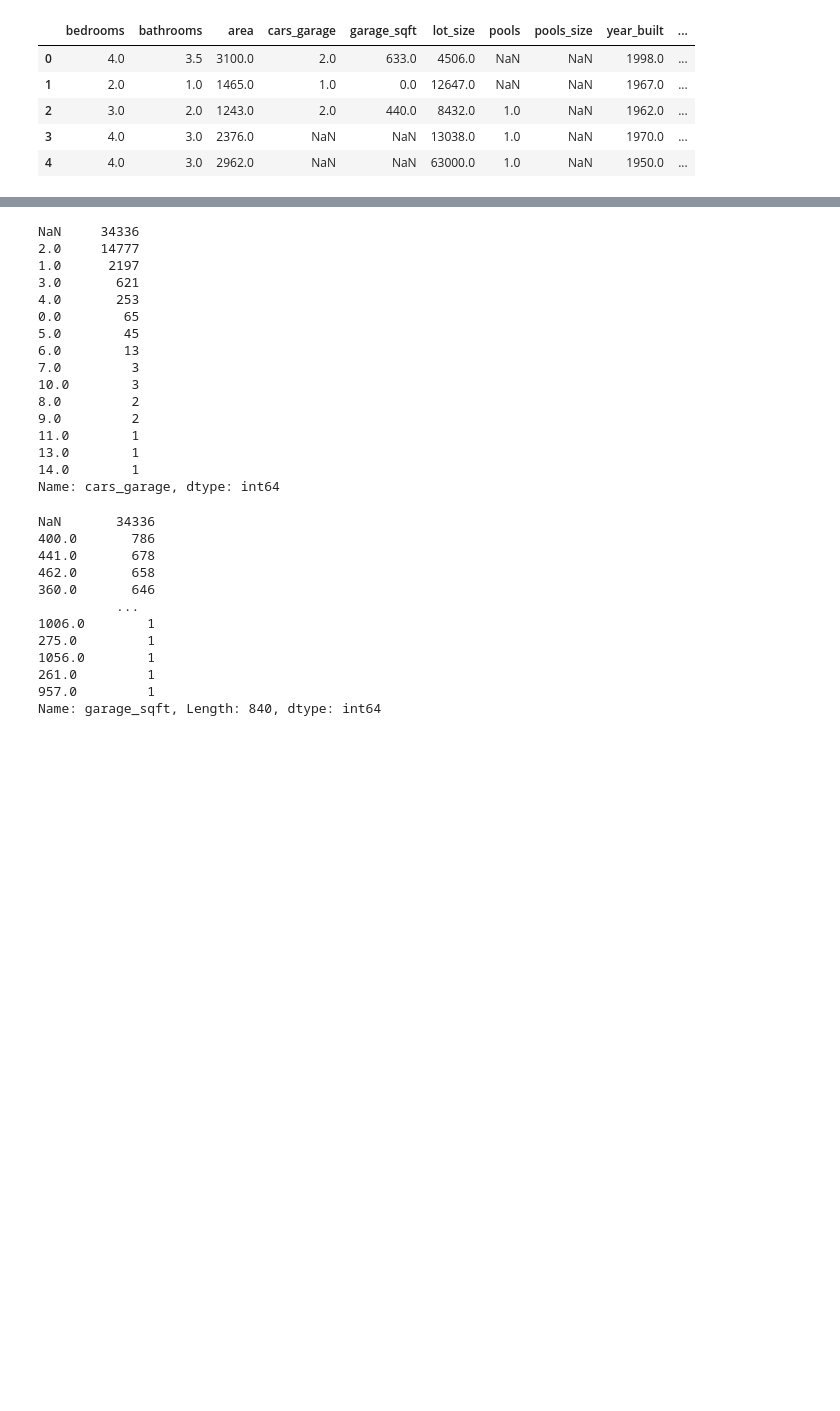
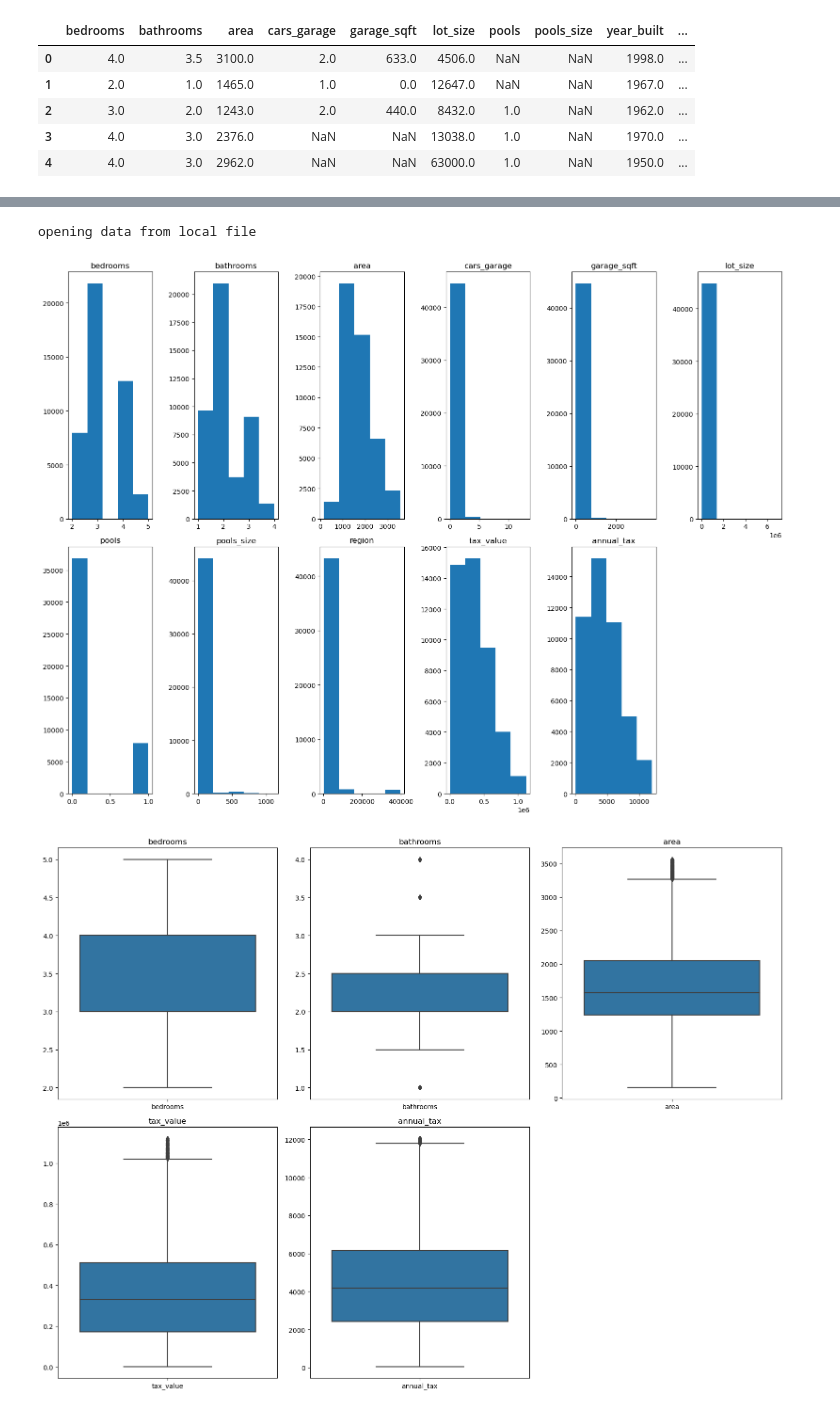
Before and after one commit to Adam-Harris87/regression-project, a Jupyter notebook: acquire.ipynb, the cells around one changed output, grey strips where cells are left out. Cells and saved outputs as stored; diff of their text form; code cells hidden in the pictures; blank space fills up the shorter version.

```diff
--- a/acquire.ipynb
+++ b/acquire.ipynb
@@ -62,5 +68,3 @@ FROM cte_sfr
                               'taxamount':'annual_tax',
                               })
     return df
-# %%
-df = acquire_zillow_sfr()
@@ -144,37 +136,3 @@ def remove_outliers(df, col_list, k=1.5):
         # return dataframe without outliers
         df = df[(df[col] > lower_bound) & (df[col] < upper_bound)]
     return df
-# %%
-def clean_zillow_sfr(df,
-                     out_cols=['bedrooms', 'bathrooms', 'area',
-                              'tax_value', 'annual_tax'],
-                     drop_cols=['year_built']):
-    '''
-    this function will take in a DataFrame of zillow single family resident data,
-    it will then remove rows will null values, then remove rows with 0 bedrooms or
-    0 bathrooms, it will then change dtypes of bedroomcnt, calculatedfinishedsquarefeet,
-    taxvaluedollarcnt, yearbuilt, and fips to integer, then return the cleaned df
-    '''
-    # removing outliers
-#     df = remove_outliers(df, out_cols)
-    # remove the nonsensical 2br 2 bath houses with less than 100 sq feet
-#     df = df[df.area > 100]
-
-
-    # remove null values
-#     df = df[drop_cols].dropna()
-
-    # get distributions of numeric data
-    get_hist(df)
-    get_box(df)
-
-    # converting column datatypes
-    # change dtypes of columns to int
-    df.bedrooms = df.bedrooms.astype(int)
-    df.area = df.area.astype(int)
-    df.year_built = df.year_built.astype(int)
-    df.tax_value = df.tax_value.astype(int)
-    df.fips = df.fips.astype(int)
-
-    # return the cleaned dataFrame
-    return df
@@ -267,34 +258,6 @@ df[df.cars_garage.isna()]
-# %%
-df.cars_garage.value_counts(dropna=False)
-# %% [output]
-NaN     34336
-2.0     14777
-1.0      2197
-3.0       621
-4.0       253
-0.0        65
-5.0        45
-6.0        13
-7.0         3
-10.0        3
-8.0         2
-9.0         2
-11.0        1
-13.0        1
-14.0        1
-Name: cars_garage, dtype: int64
-# %%
-df.garage_sqft.value_counts(dropna=False)
-# %% [output]
-NaN       34336
-400.0       786
-441.0       678
-462.0       658
-360.0       646
-          ...
-1006.0        1
-275.0         1
-1056.0        1
-261.0         1
-957.0         1
-Name: garage_sqft, Length: 840, dtype: int64
+# %%
+df = clean_zillow_sfr(acquire_zillow_sfr())
+# %% [output]
+opening data from local file
+[figure, added]
+[figure, added]
```
Also changed, not shown: parts of 6 cells of this notebook.
